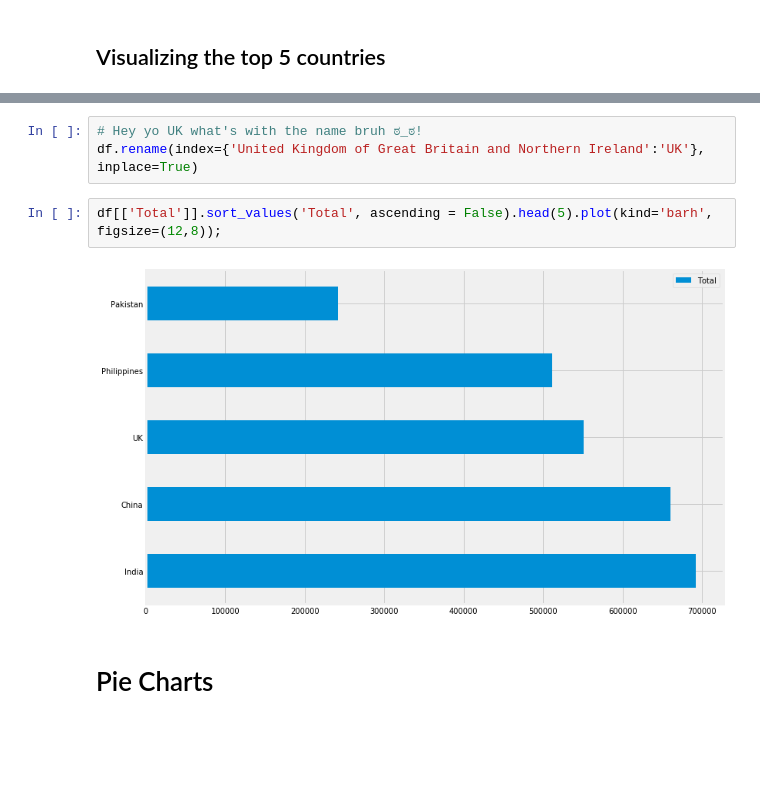
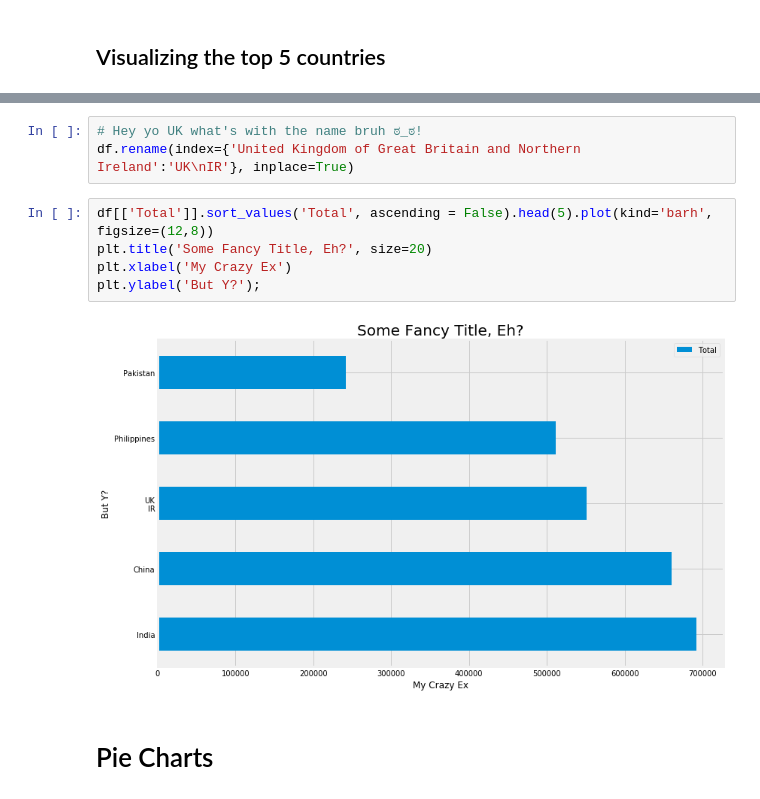
Before and after one commit to YM88/data_visualization_methods_with_python, a Jupyter notebook: quick_plots_from_pandas.ipynb, the cells around one changed output, grey strips where cells are left out. Saved outputs shown, nothing was run; the diff lists cells and outputs as text; blank space fills up the shorter version.

```diff
--- a/quick_plots_from_pandas.ipynb
+++ b/quick_plots_from_pandas.ipynb
@@ -364,10 +364,13 @@ df[['Total']].sort_values('Total', ascending = False).head(5).plot(kind='barh',
 # %%
 # Hey yo UK what's with the name bruh ಠ_ಠ!
-df.rename(index={'United Kingdom of Great Britain and Northern Ireland':'UK'}, inplace=True)
+df.rename(index={'United Kingdom of Great Britain and Northern Ireland':'UK\nIR'}, inplace=True)
 # %%
-df[['Total']].sort_values('Total', ascending = False).head(5).plot(kind='barh', figsize=(12,8));
+df[['Total']].sort_values('Total', ascending = False).head(5).plot(kind='barh', figsize=(12,8))
+plt.title('Some Fancy Title, Eh?', size=20)
+plt.xlabel('My Crazy Ex')
+plt.ylabel('But Y?');
 # %% [output]
-[figure, old version]
+[figure, new version]
 # %% [markdown]
 # Pie Charts
 # %% [markdown]
```
Also changed, not shown: parts of 7 cells of this notebook.
